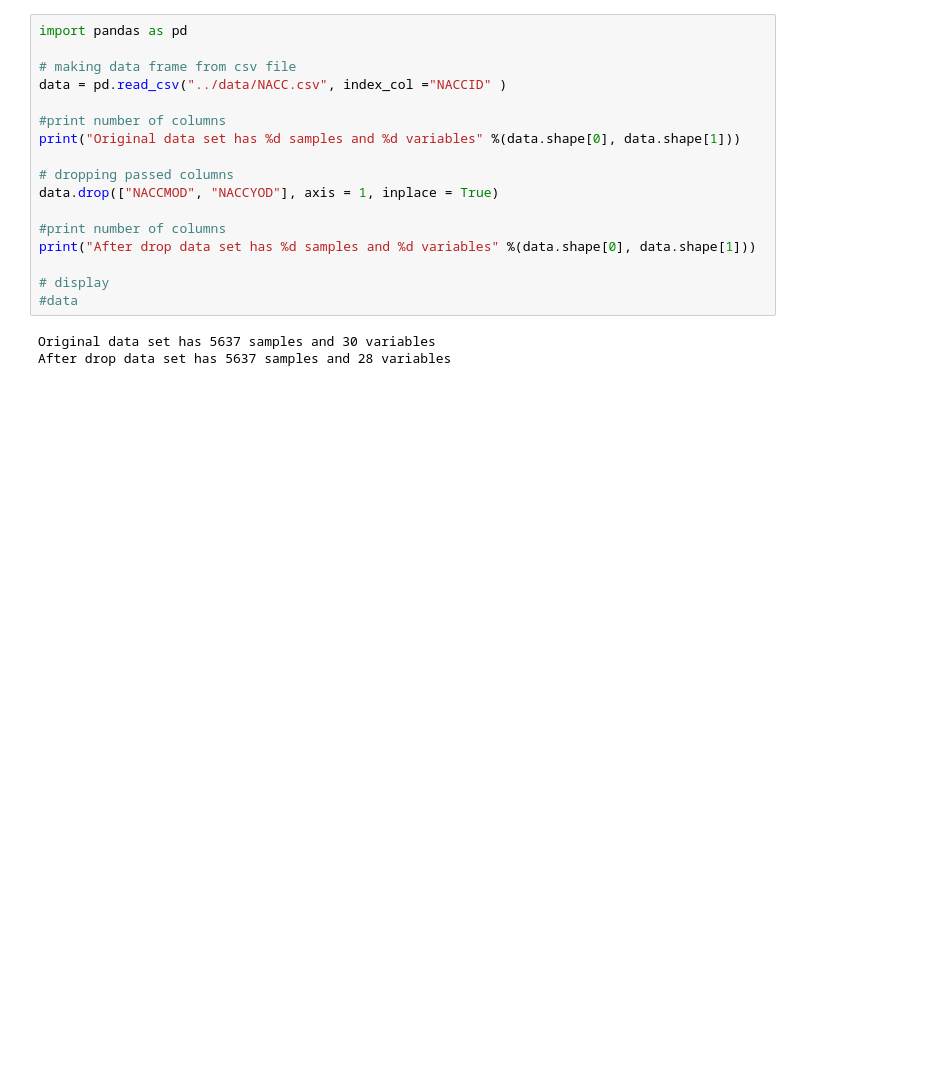
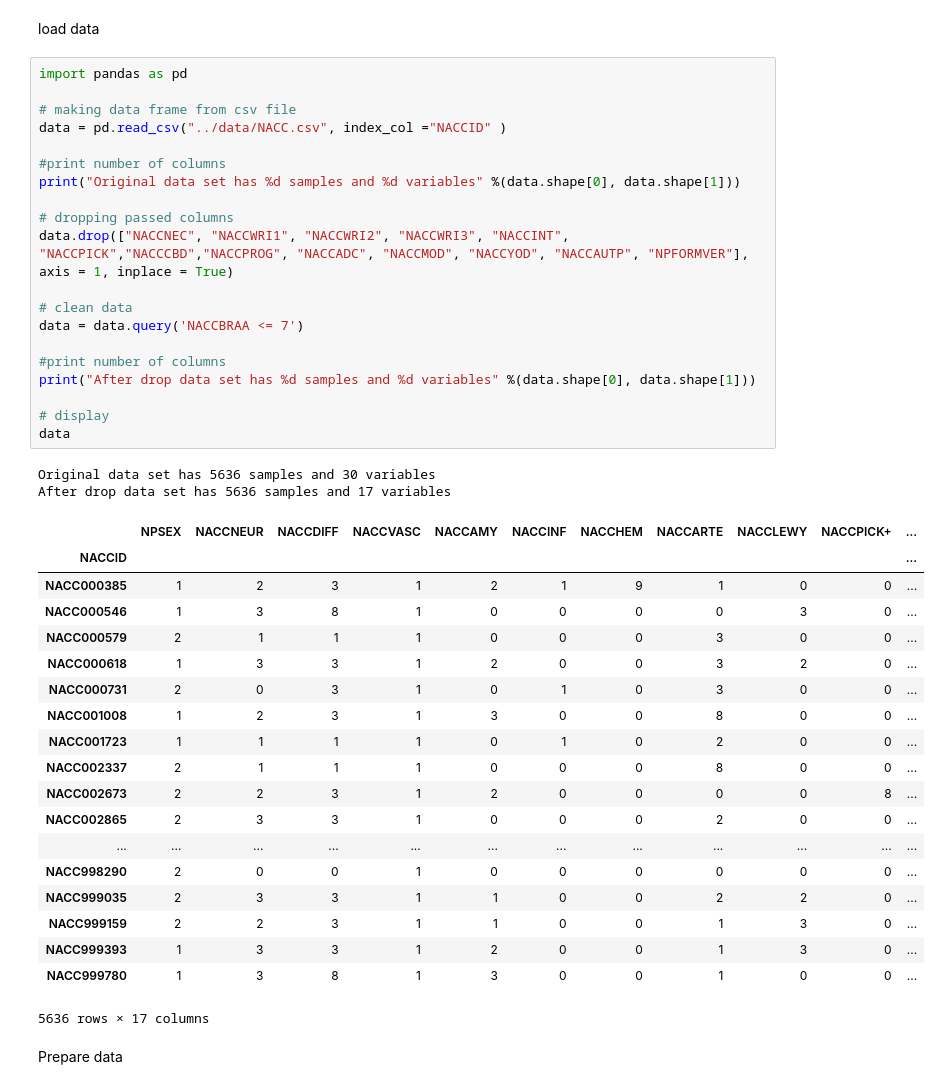
Before and after one commit to dudapodesta/MO826, a Jupyter notebook: ML/MachineLearning.ipynb, the cells around one changed output. Cells and saved outputs as stored; diff of their text form; blank space fills up the shorter version.

```diff
--- a/ML/MachineLearning.ipynb
+++ b/ML/MachineLearning.ipynb
@@ -12,20 +28,46 @@ Requirement already satisfied: python-dateutil>=2.5.0 in /usr/lib/python3/dist-p
+# %% [markdown]
+load data
 # %%
 import pandas as pd
 
 # making data frame from csv file
 data = pd.read_csv("../data/NACC.csv", index_col ="NACCID" )
 
 #print number of columns
 print("Original data set has %d samples and %d variables" %(data.shape[0], data.shape[1]))
 
 # dropping passed columns
-data.drop(["NACCMOD", "NACCYOD"], axis = 1, inplace = True)
+data.drop(["NACCNEC", "NACCWRI1", "NACCWRI2", "NACCWRI3", "NACCINT", "NACCPICK","NACCCBD","NACCPROG", "NACCADC", "NACCMOD", "NACCYOD", "NACCAUTP", "NPFORMVER"], axis = 1, inplace = True)
+
+# clean data
+data = data.query('NACCBRAA <= 7')
 
 #print number of columns
 print("After drop data set has %d samples and %d variables" %(data.shape[0], data.shape[1]))
 
 # display
-#data
+data
 # %% [output]
-Original data set has 5637 samples and 30 variables
-After drop data set has 5637 samples and 28 variables
+Original data set has 5636 samples and 30 variables
+After drop data set has 5636 samples and 17 variables
+|  | NPSEX | NACCNEUR | NACCDIFF | NACCVASC | NACCAMY | NACCINF | NACCHEM | NACCARTE | NACCLEWY | NACCPICK+ | ... |
+| NACCID |  |  |  |  |  |  |  |  |  |  | ... |
+| NACC000385 | 1 | 2 | 3 | 1 | 2 | 1 | 9 | 1 | 0 | 0 | ... |
+| NACC000546 | 1 | 3 | 8 | 1 | 0 | 0 | 0 | 0 | 3 | 0 | ... |
+| NACC000579 | 2 | 1 | 1 | 1 | 0 | 0 | 0 | 3 | 0 | 0 | ... |
+| NACC000618 | 1 | 3 | 3 | 1 | 2 | 0 | 0 | 3 | 2 | 0 | ... |
+| NACC000731 | 2 | 0 | 3 | 1 | 0 | 1 | 0 | 3 | 0 | 0 | ... |
+| NACC001008 | 1 | 2 | 3 | 1 | 3 | 0 | 0 | 8 | 0 | 0 | ... |
+| NACC001723 | 1 | 1 | 1 | 1 | 0 | 1 | 0 | 2 | 0 | 0 | ... |
+| NACC002337 | 2 | 1 | 1 | 1 | 0 | 0 | 0 | 8 | 0 | 0 | ... |
+| NACC002673 | 2 | 2 | 3 | 1 | 2 | 0 | 0 | 0 | 0 | 8 | ... |
+| NACC002865 | 2 | 3 | 3 | 1 | 0 | 0 | 0 | 2 | 0 | 0 | ... |
+| ... | ... | ... | ... | ... | ... | ... | ... | ... | ... | ... | ... |
+| NACC998290 | 2 | 0 | 0 | 1 | 0 | 0 | 0 | 0 | 0 | 0 | ... |
+| NACC999035 | 2 | 3 | 3 | 1 | 1 | 0 | 0 | 2 | 2 | 0 | ... |
+| NACC999159 | 2 | 2 | 3 | 1 | 1 | 0 | 0 | 1 | 3 | 0 | ... |
+| NACC999393 | 1 | 3 | 3 | 1 | 2 | 0 | 0 | 1 | 3 | 0 | ... |
+| NACC999780 | 1 | 3 | 8 | 1 | 3 | 0 | 0 | 1 | 0 | 0 | ... |
+5636 rows × 17 columns
+# %% [markdown]
+Prepare data
```
Also changed, not shown: parts of 8 cells of this notebook, 1 other file.
